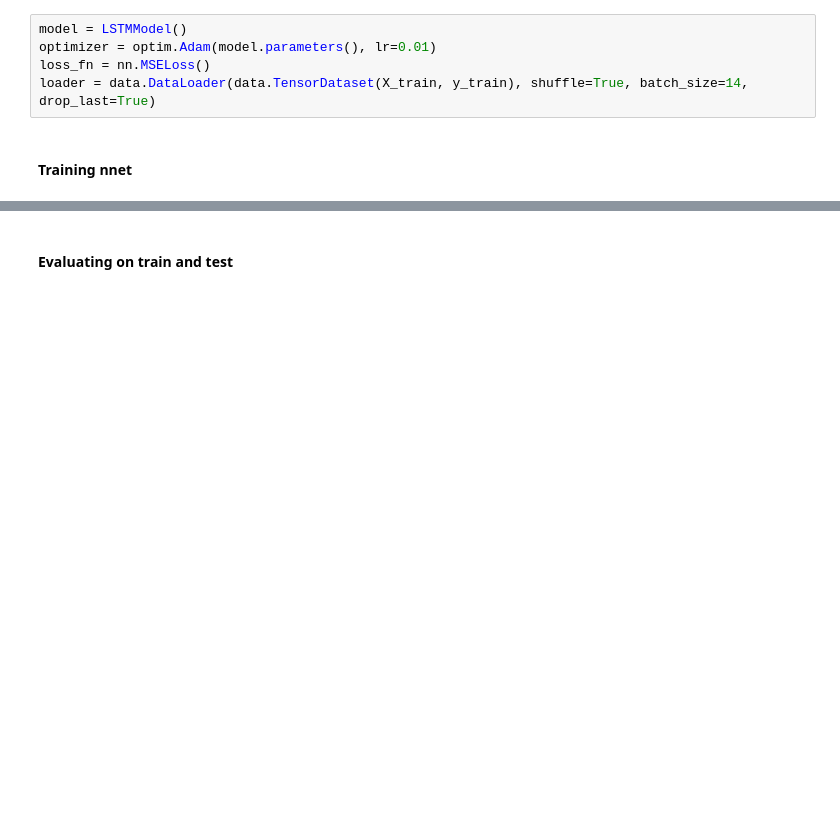
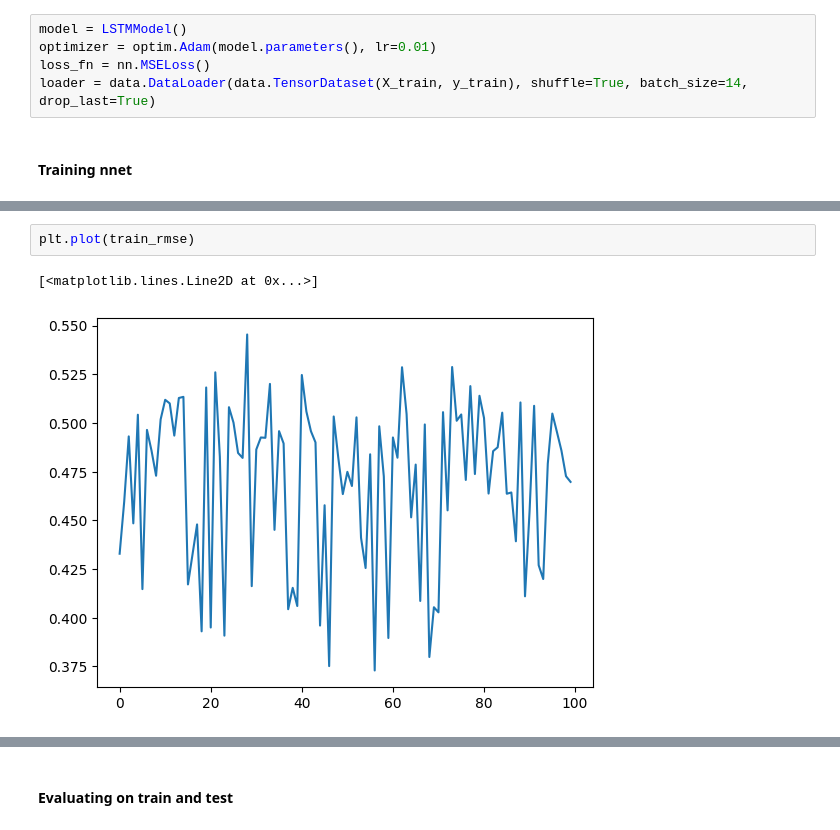
Before and after one commit to marianataglio/seriestemporales, a Jupyter notebook: overfitting_lstm.ipynb, the cells around one changed output, grey strips where cells are left out. Cells and saved outputs as stored; diff of their text form; blank space fills up the shorter version.

```diff
--- a/overfitting_lstm.ipynb
+++ b/overfitting_lstm.ipynb
@@ -125,0 +121,5 @@ Epoch 100/100, Train Loss: 0.1180
+# %%
+plt.plot(train_rmse)
+# %% [output]
+[<matplotlib.lines.Line2D at 0x...>]
+[figure, added]
```
Also changed, not shown: parts of 13 cells of this notebook.
